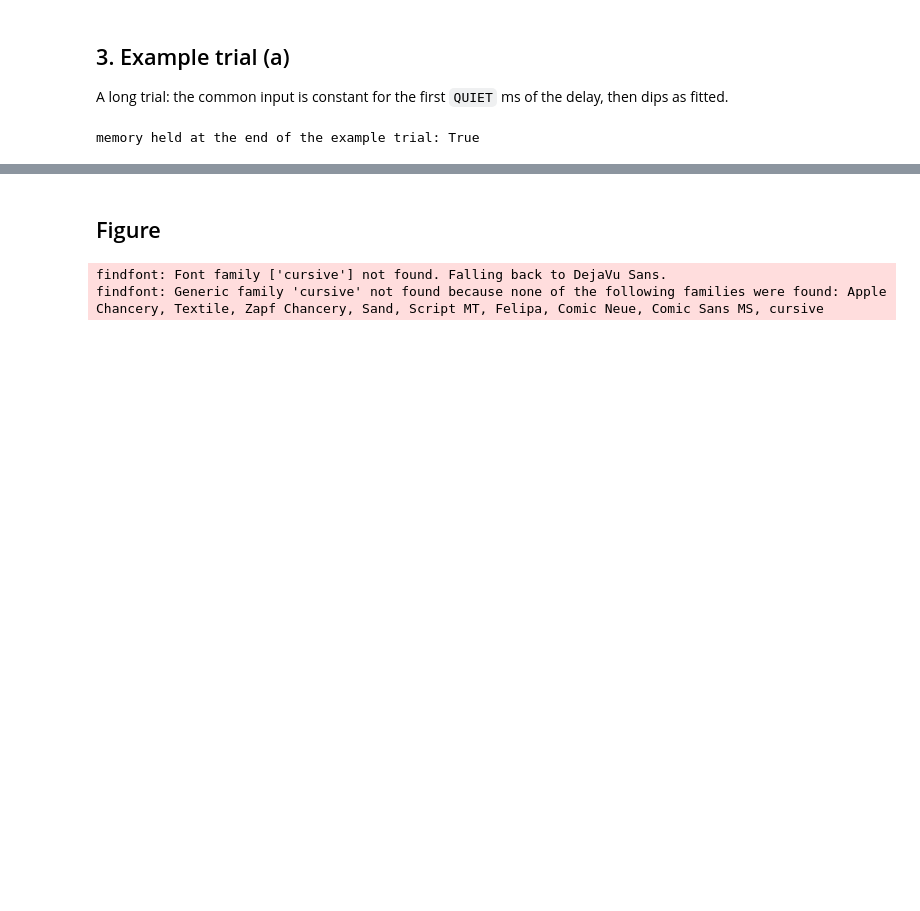
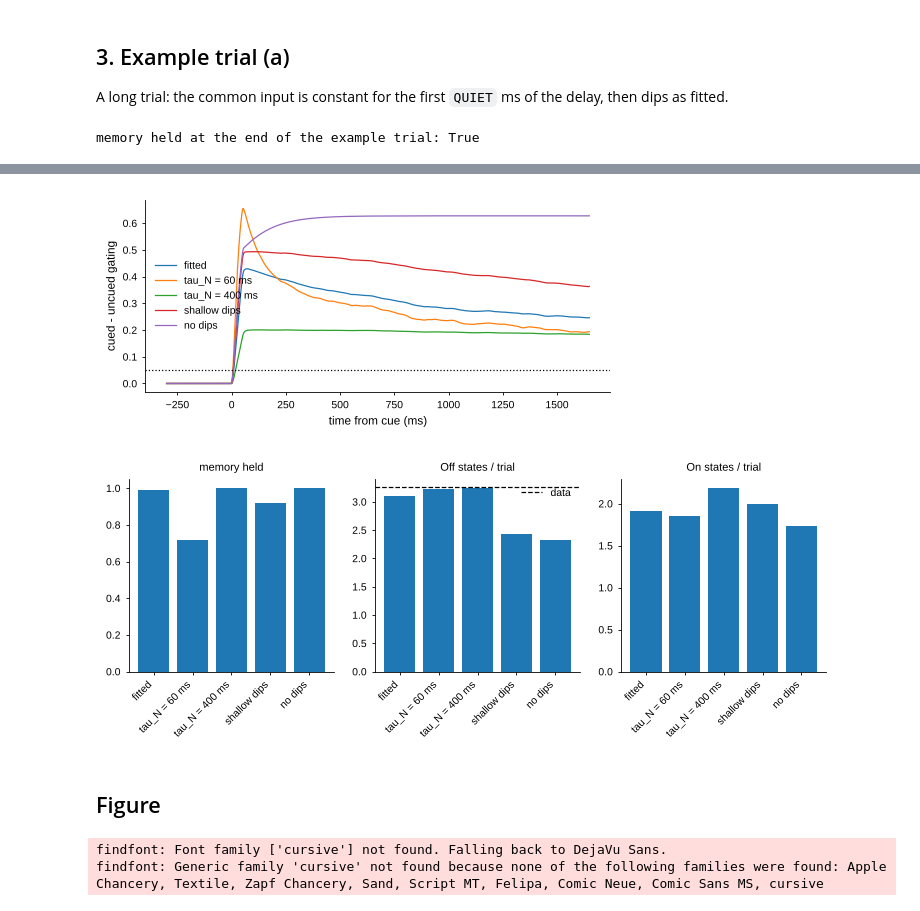
Before and after one commit to jmourabarbosa/nmda-intermitent, a Jupyter notebook: figure_notebooks/fig1.ipynb, the cells around one changed output, grey strips where cells are left out. Saved outputs shown, nothing was run; the diff lists cells and outputs as text; code cells hidden in the pictures; blank space fills up the shorter version.

```diff
--- a/figure_notebooks/fig1.ipynb
+++ b/figure_notebooks/fig1.ipynb
@@ -66,3 +98,20 @@ memory held at the end of the example trial: True
+# %%
+VARIANTS = {'fitted': P, 'tau_N = 60 ms': {**P, 'tau_N': 60}, 'tau_N = 400 ms': {**P, 'tau_N': 400},
+            'shallow dips': {**P, 'dip_depth': 0.3}, 'no dips': {**P, 'dip_depth': 0.0}}
+play = {name: readout.evaluate(p, ses, n_trials=500, seed=SEED, sets=('all',)) for name, p in VARIANTS.items()}
+plt.figure(figsize=(6, 2.5))
+for name, o in play.items():
+    plt.plot(o['sim']['t'], ratemodel.memory_trace(o['sim']).mean(0), label=name)
+plt.axhline(0.05, color='k', ls=':'); plt.xlabel('time from cue (ms)'); plt.ylabel('cued - uncued gating'); plt.legend()
+_, ax = plt.subplots(1, 3, figsize=(9, 2.5))
+for a, (lab, f) in zip(ax, (('memory held', lambda o: o['mem']), ('Off states / trial', lambda o: o['sets']['all']['n_off']),
+                            ('On states / trial', lambda o: o['sets']['all']['n_on']))):
+    a.bar(range(len(play)), [f(o) for o in play.values()]); a.set_title(lab)
+    a.set_xticks(range(len(play)), list(play), rotation=45, ha='right')
+ax[1].axhline(ses['all']['off_per_trial'].mean(), color='k', ls='--', label='data'); ax[1].legend();
+# %% [output]
+[figure, added]
+[figure, added]
 # %% [markdown]
 ## Figure
 # %%
```
Also changed, not shown: parts of 5 cells of this notebook, 6 other files.
